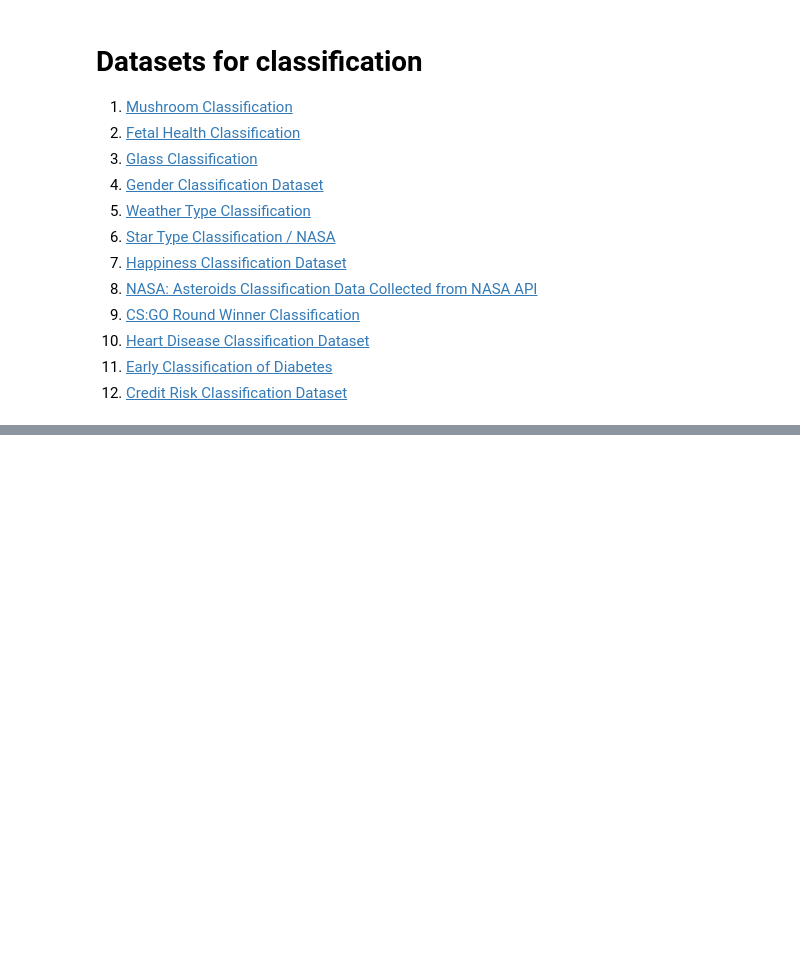
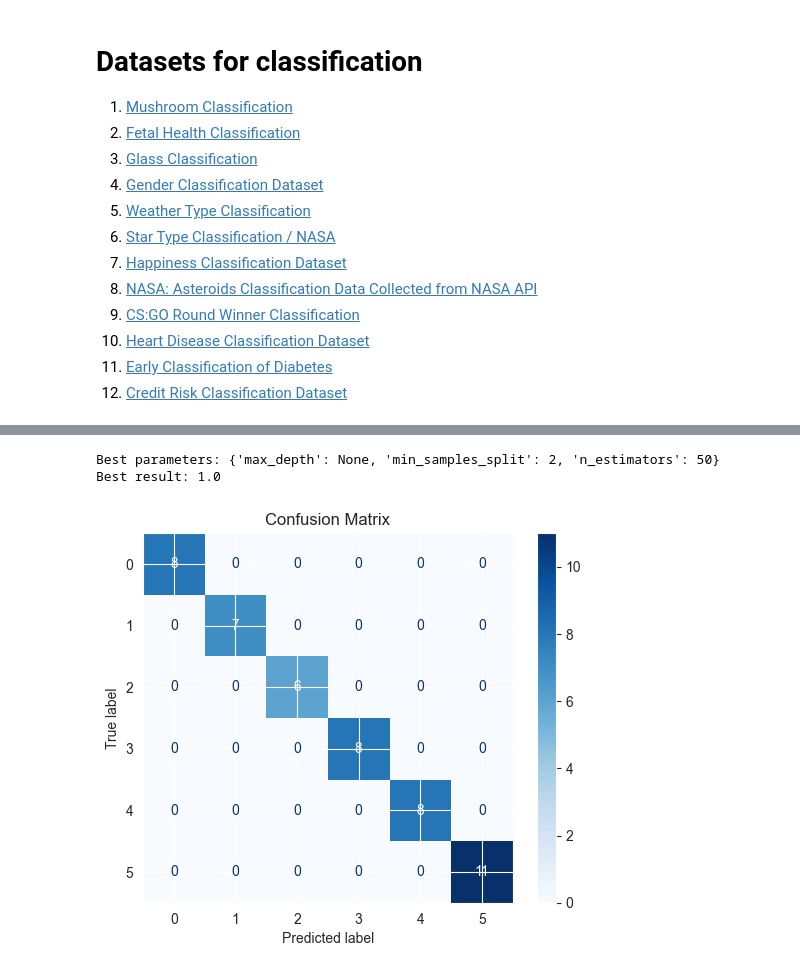
Before and after one commit to sgn-fade/ML, a Jupyter notebook: lab_works/lab_3/lab_3_classification.ipynb, the cells around one changed output, grey strips where cells are left out. Cells and saved outputs as stored; diff of their text form; code cells hidden in the pictures; blank space fills up the shorter version.

```diff
--- a/lab_works/lab_3/lab_3_classification.ipynb
+++ b/lab_works/lab_3/lab_3_classification.ipynb
@@ -22,0 +93,20 @@ Data Collected from NASA API](https://www.kaggle.com/datasets/shrutimehta/nasa-a
+# %%
+from sklearn.model_selection import train_test_split
+from sklearn.preprocessing import StandardScaler
+from sklearn.ensemble import RandomForestClassifier
+from sklearn.metrics import classification_report, confusion_matrix
+
+X = df.drop('Type', axis=1)
+y = df['Type']
+
+scaler = StandardScaler()
+X_scaled = scaler.fit_transform(X)
+
+X_train, X_test, y_train, y_test = train_test_split(X_scaled, y, test_size=0.2, random_state=42)
+
+clf = RandomForestClassifier(random_state=42)
+clf.fit(X_train, y_train)
+
+y_pred = clf.predict(X_test)
+print(classification_report(y_test, y_pred))
+print(confusion_matrix(y_test, y_pred))
@@ -22,0 +133,25 @@ Data Collected from NASA API](https://www.kaggle.com/datasets/shrutimehta/nasa-a
+# %%
+from sklearn.model_selection import GridSearchCV
+
+param_grid = {
+    'n_estimators': [50, 100, 200],
+    'max_depth': [None, 10, 20],
+    'min_samples_split': [2, 5]
+}
+
+grid = GridSearchCV(RandomForestClassifier(random_state=42), param_grid, cv=5, scoring='accuracy')
+grid.fit(X_train, y_train)
+
+print("Best parameters:", grid.best_params_)
+print("Best result:", grid.best_score_)
+# %% [output]
+Best parameters: {'max_depth': None, 'min_samples_split': 2, 'n_estimators': 50}
+Best result: 1.0
+# %%
+from sklearn.metrics import ConfusionMatrixDisplay
+
+ConfusionMatrixDisplay.from_estimator(clf, X_test, y_test, cmap='Blues')
+plt.title("Confusion Matrix")
+plt.show()
+# %% [output]
+[figure, added]
```
Also changed, not shown: parts of 9 cells of this notebook, 1 other file.
